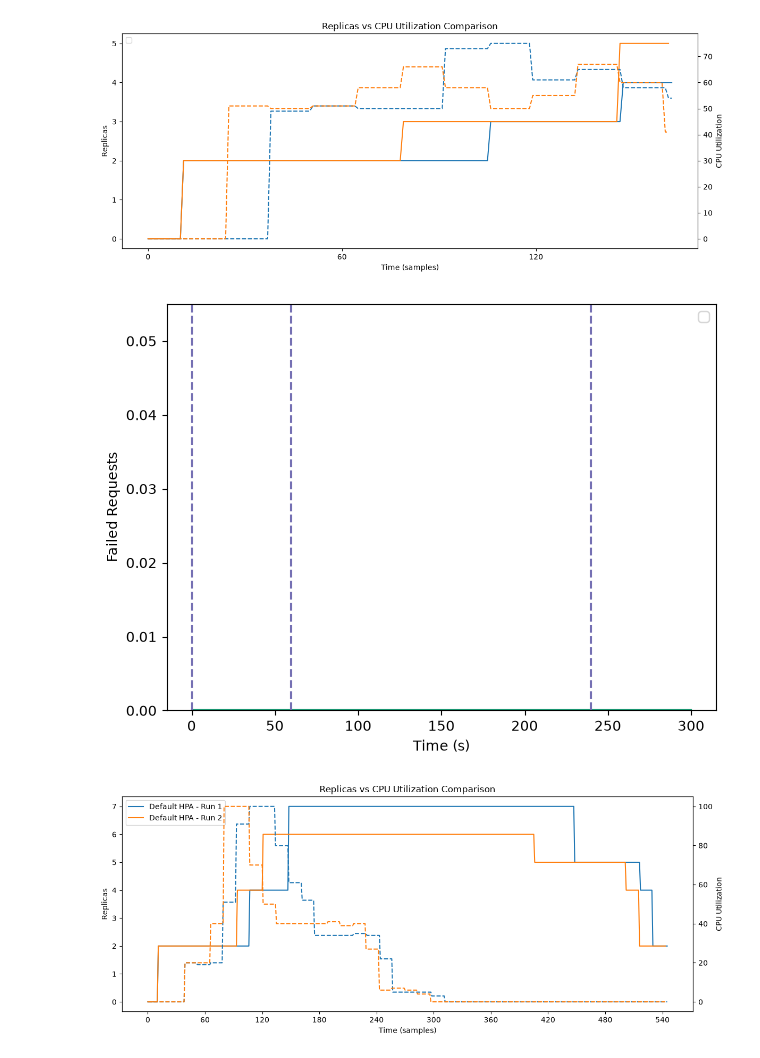
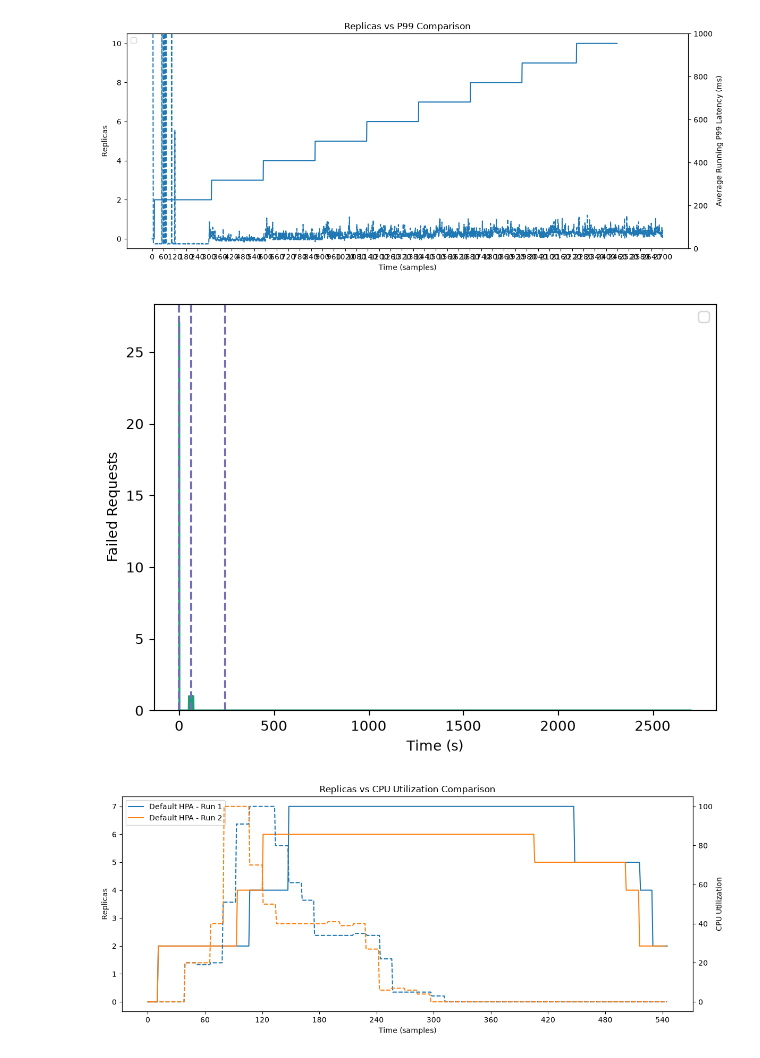
Before and after one commit to m-sef/crust, a Jupyter notebook: exp/graph.ipynb, the cells around one changed output. Cells and saved outputs as stored; diff of their text form; code cells hidden in the pictures.

```diff
--- a/benchmark/graph.ipynb
+++ b/exp/graph.ipynb
@@ -48,8 +48,8 @@ def parse_p99(file_path : str) -> pandas.Series:
     combined_data_frame['timestamp_ns'] = pandas.to_datetime(combined_data_frame['timestamp_ns'], unit='ns')
     combined_data_frame = combined_data_frame.set_index('timestamp_ns')
 
-    return combined_data_frame['latency_ns'].resample('1s').quantile(0.99).expanding().mean() / 1e6
-    #return combined_data_frame['latency_ns'].resample('1s').quantile(0.99) / 1e6
+    #return combined_data_frame['latency_ns'].resample('1s').quantile(0.99).expanding().mean() / 1e6
+    return combined_data_frame['latency_ns'].resample('1s').quantile(0.99) / 1e6
 
 def parse_failed_requests(file_path : str) -> pandas.Series:
     columns : list[str] = ['timestamp_ns', 'status', 'latency_ns']
@@ -181,6 +181,7 @@ def plot_replicas_and_p99_latency_comparison(experiments : list[tuple[str, str]]
     ax1.set_ylabel("Replicas")
     ax1.set_xticks(range(0, max_len, 60))
     ax2.set_ylabel("Average Running P99 Latency (ms)")
+    ax2.set_ylim(bottom=0, top=1000)
 
     lines1, labels1 = ax1.get_legend_handles_labels()
     lines2, labels2 = ax2.get_legend_handles_labels()
@@ -220,15 +221,14 @@ def plot_replicas_and_cpu_utilization_comparison(experiments : list[tuple[str, s
     fig.show()
 # %%
 plot_replicas_and_p99_latency_comparison([
-    ("results/default_hpa_experimental/experiment_run_1", ""),
-    ("results/default_hpa_experimental/experiment_run_2", ""),
+    ("results/default_hpa_experimental2/experiment_run_1", ""),
 ])
 # %% [output]
-[figure, old version]
+[figure, new version]
 # %%
-plot_failed_requests("results/default_hpa/experiment_run_5")
+plot_failed_requests("results/default_hpa_experimental2/experiment_run_1")
 # %% [output]
-[figure, old version]
+[figure, new version]
 # %%
 plot_replicas_and_cpu_utilization_comparison([
     ("results/default_hpa/experiment_run_1", "Default HPA - Run 1"),
```
Also changed, not shown: 46 other files.
